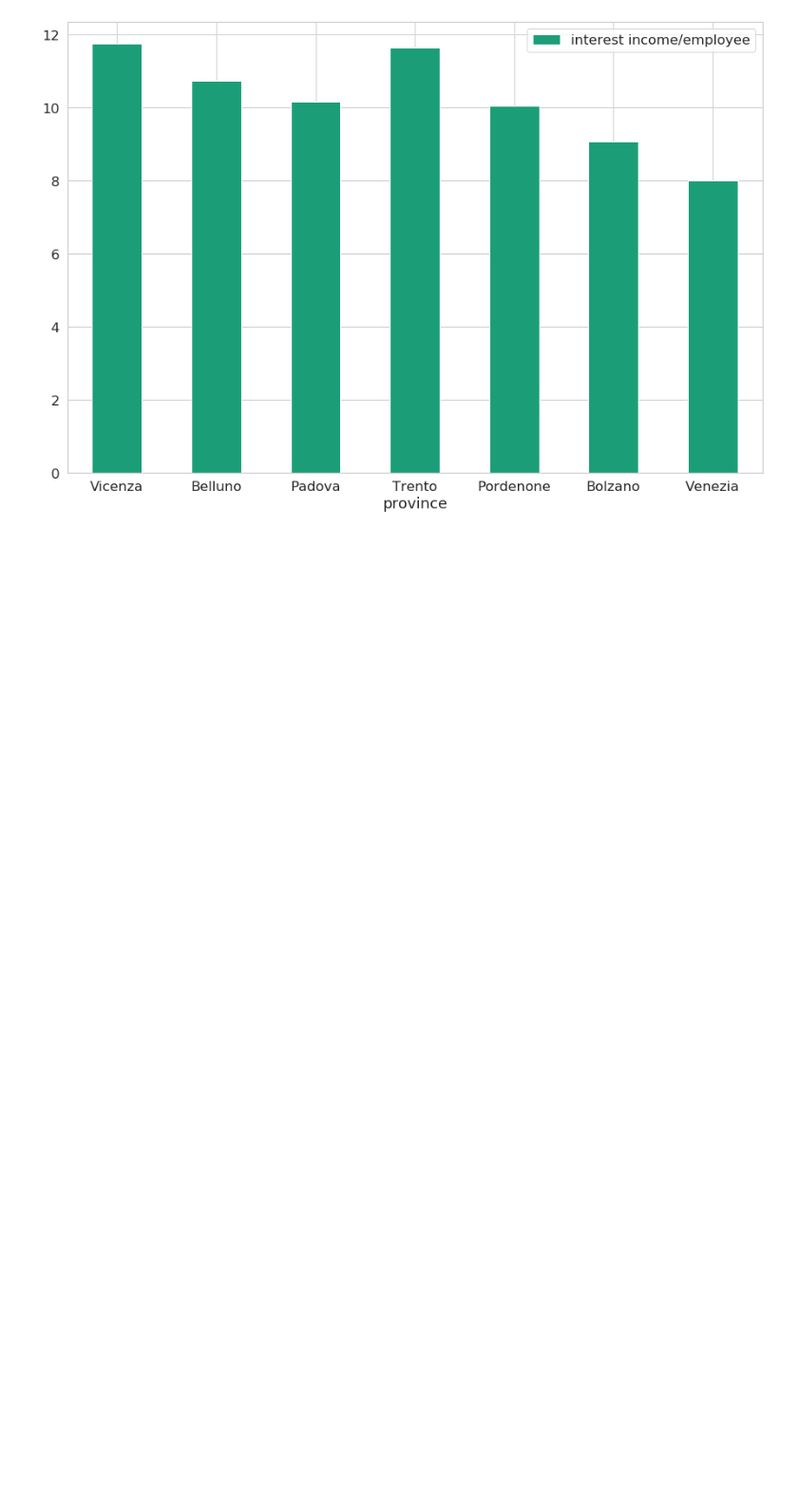
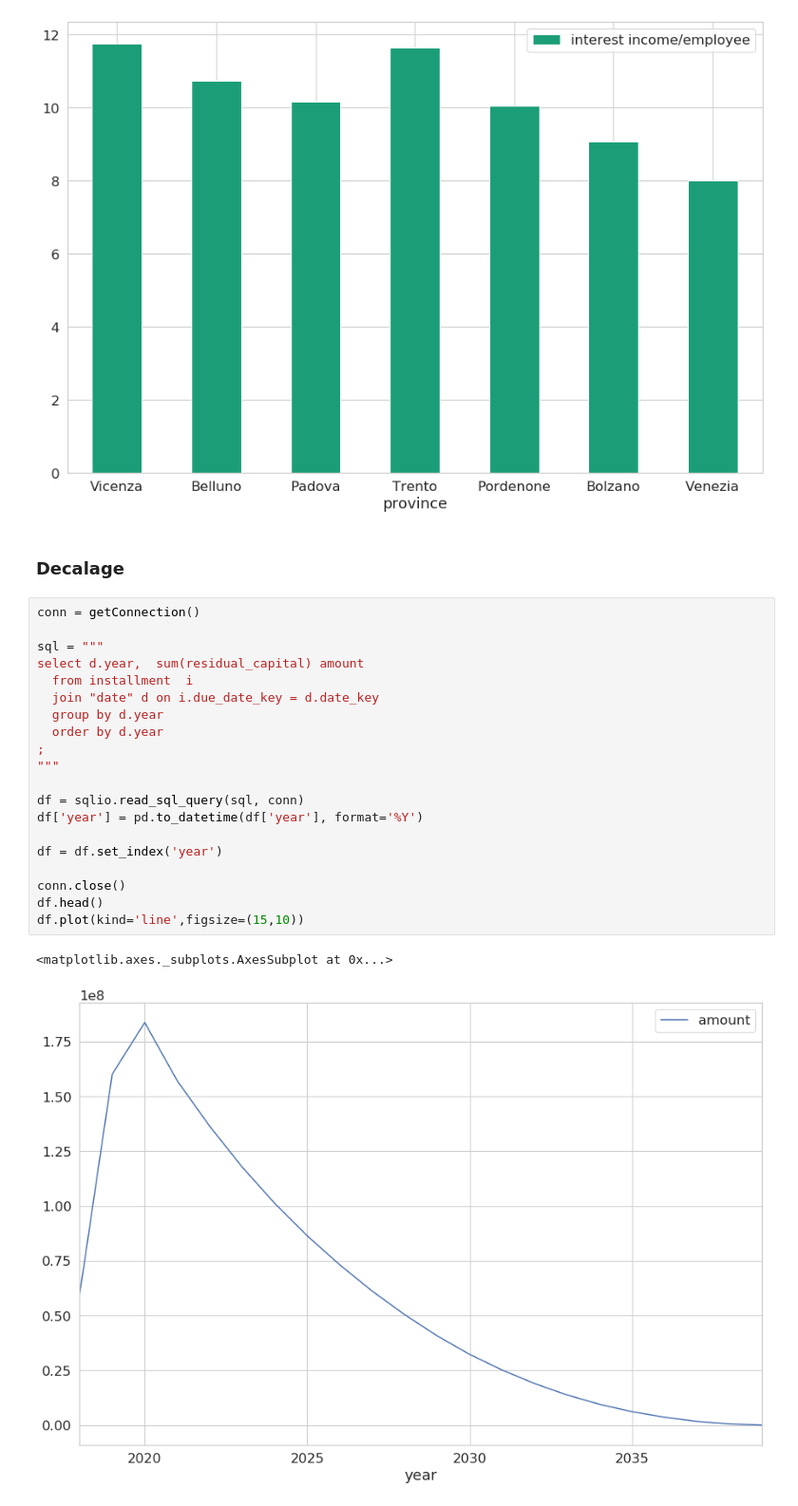
Before and after one commit to michalbogdanowicz/ADMT, a Jupyter notebook: Simple_visualiazations.ipynb, the cells around one changed output. Shown at 95% size. Cells and saved outputs as stored; diff of their text form; blank space fills up the shorter version.

Commit message:
2 graphs added

```diff
--- a/Simple_visualiazations.ipynb
+++ b/Simple_visualiazations.ipynb
@@ -284,3 +284,28 @@ df.plot(kind="bar",figsize=(15,10), rot = 0, colormap='Dark2')
 # %% [output]
 <matplotlib.axes._subplots.AxesSubplot at 0x...>
 [figure]
+# %% [markdown]
+### Decalage
+# %%
+conn = getConnection()
+
+sql = """
+select d.year,  sum(residual_capital) amount
+  from installment  i
+  join "date" d on i.due_date_key = d.date_key
+  group by d.year
+  order by d.year
+;
+"""
+
+df = sqlio.read_sql_query(sql, conn)
+df['year'] = pd.to_datetime(df['year'], format='%Y')
+
+df = df.set_index('year')
+
+conn.close()
+df.head()
+df.plot(kind='line',figsize=(15,10))
+# %% [output]
+<matplotlib.axes._subplots.AxesSubplot at 0x...>
+[figure, added]
```
Also changed, not shown: parts of 2 cells of this notebook, 1 other file.
